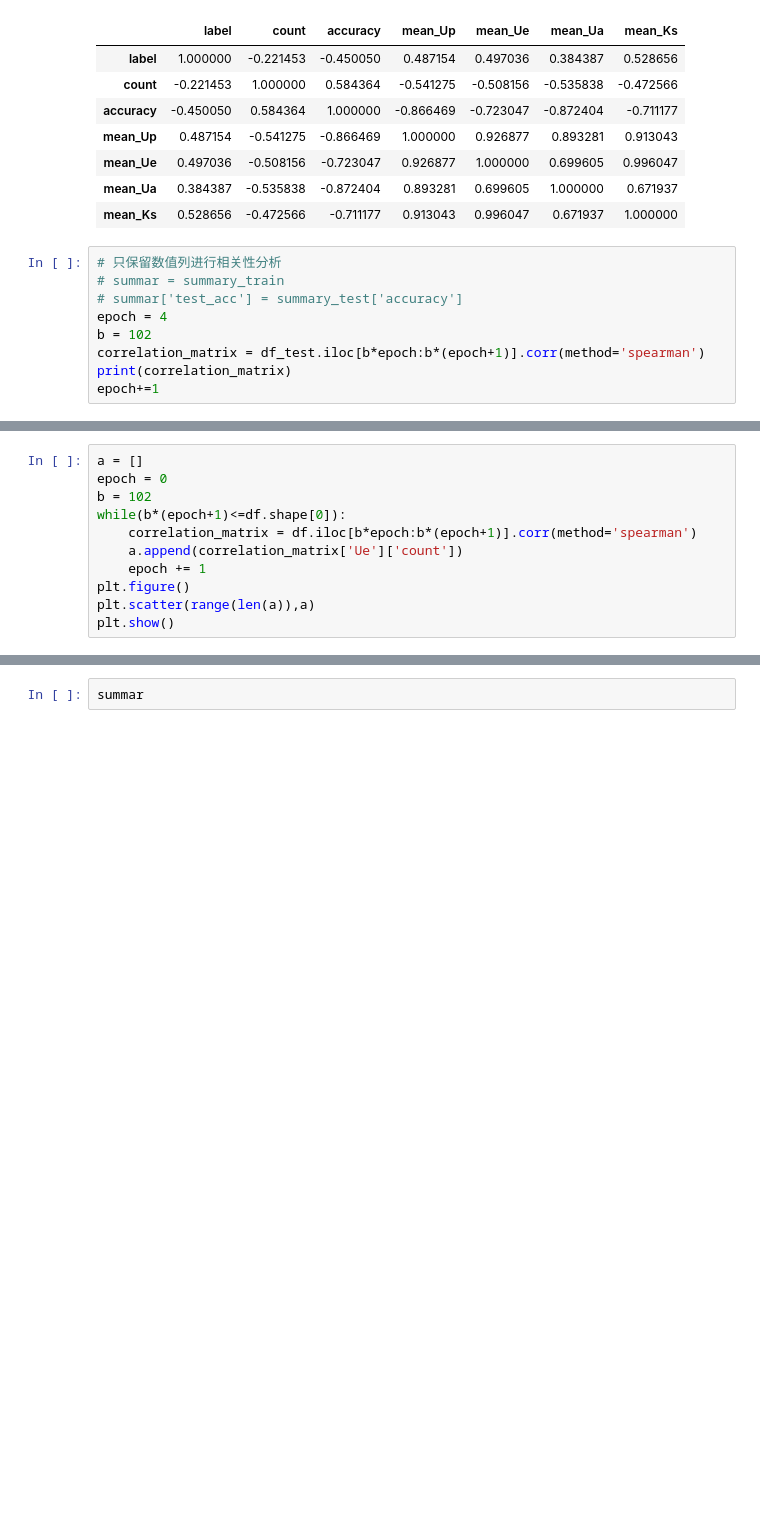
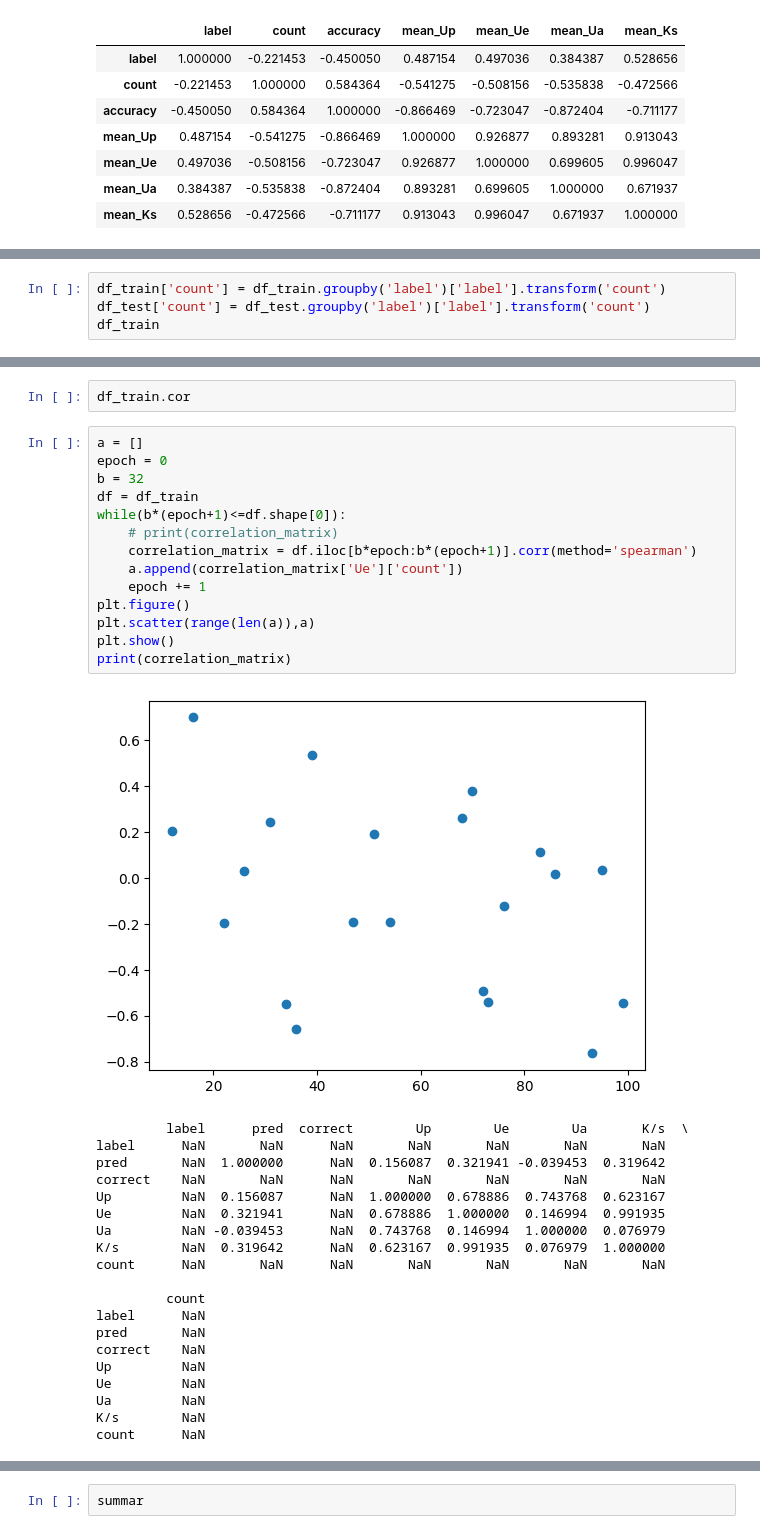
Before and after one commit to asker9527/LT-Uncertainty, a Jupyter notebook: dongtai.ipynb, the cells around one changed output, grey strips where cells are left out. Drawn from its saved outputs; the diff is of its cells as text; blank space fills up the shorter version.

```diff
--- a/dongtai.ipynb
+++ b/dongtai.ipynb
@@ -260,12 +486,3 @@ summary_train.corr(method='spearman')
 | mean_Ue | 0.497036 | -0.508156 | -0.723047 | 0.926877 | 1.000000 | 0.699605 | 0.996047 |
 | mean_Ua | 0.384387 | -0.535838 | -0.872404 | 0.893281 | 0.699605 | 1.000000 | 0.671937 |
 | mean_Ks | 0.528656 | -0.472566 | -0.711177 | 0.913043 | 0.996047 | 0.671937 | 1.000000 |
-# %%
-# 只保留数值列进行相关性分析
-# summar = summary_train
-# summar['test_acc'] = summary_test['accuracy']
-epoch = 4
-b = 102
-correlation_matrix = df_test.iloc[b*epoch:b*(epoch+1)].corr(method='spearman')
-print(correlation_matrix)
-epoch+=1
@@ -280,0 +489,4 @@ K/s     -0.310392 -0.248059 -0.498534  0.952378  0.998609  0.773516  1.000000
+# %%
+df_train['count'] = df_train.groupby('label')['label'].transform('count')
+df_test['count'] = df_test.groupby('label')['label'].transform('count')
+df_train
@@ -281,11 +507,37 @@ K/s     -0.310392 -0.248059 -0.498534  0.952378  0.998609  0.773516  1.000000
+# %%
+df_train.cor
 # %%
 a = []
 epoch = 0
-b = 102
+b = 32
+df = df_train
 while(b*(epoch+1)<=df.shape[0]):
+    # print(correlation_matrix)
     correlation_matrix = df.iloc[b*epoch:b*(epoch+1)].corr(method='spearman')
     a.append(correlation_matrix['Ue']['count'])
     epoch += 1
 plt.figure()
 plt.scatter(range(len(a)),a)
 plt.show()
+print(correlation_matrix)
+# %% [output]
+[figure, added]
+         label      pred  correct        Up        Ue        Ua       K/s  \
+label      NaN       NaN      NaN       NaN       NaN       NaN       NaN
+pred       NaN  1.000000      NaN  0.156087  0.321941 -0.039453  0.319642
+correct    NaN       NaN      NaN       NaN       NaN       NaN       NaN
+Up         NaN  0.156087      NaN  1.000000  0.678886  0.743768  0.623167
+Ue         NaN  0.321941      NaN  0.678886  1.000000  0.146994  0.991935
+Ua         NaN -0.039453      NaN  0.743768  0.146994  1.000000  0.076979
+K/s        NaN  0.319642      NaN  0.623167  0.991935  0.076979  1.000000
+count      NaN       NaN      NaN       NaN       NaN       NaN       NaN
+
+         count
+label      NaN
+pred       NaN
+correct    NaN
+Up         NaN
+Ue         NaN
+Ua         NaN
+K/s        NaN
+count      NaN
```
Also changed, not shown: parts of 11 cells of this notebook, 2 other files.
